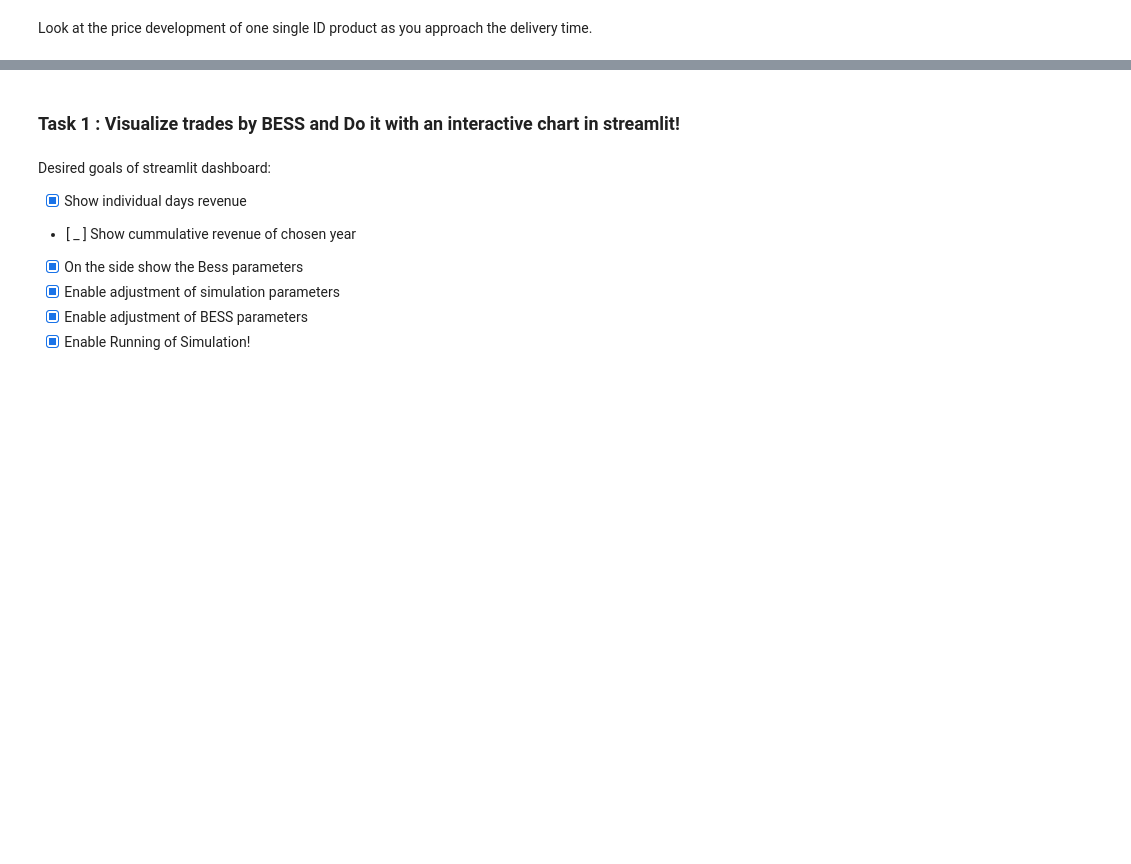
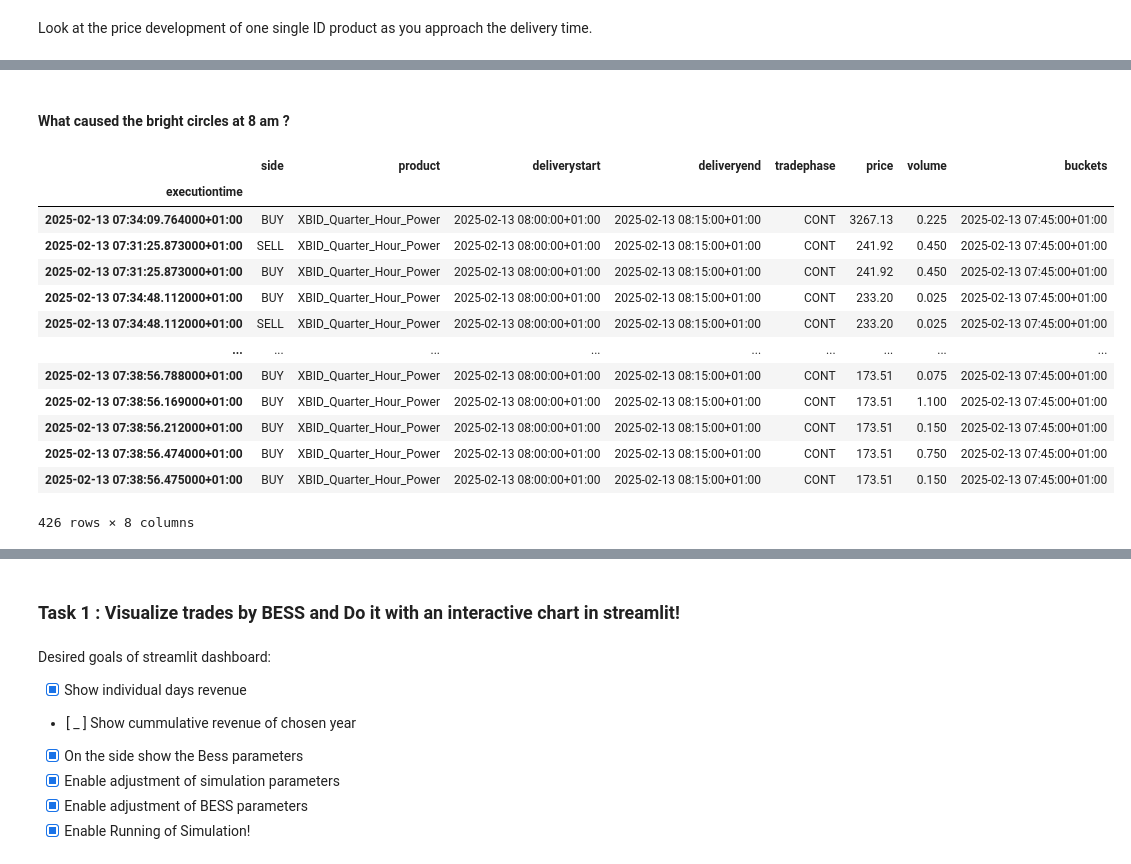
Before and after one commit to ub1999/Rolling-Intrinsic-BESS-Intraday-Trading, a Jupyter notebook: Code/Rolling Intrinsic/EDA.ipynb, the cells around one changed output, grey strips where cells are left out. Cells and saved outputs as stored; diff of their text form; code cells hidden in the pictures; blank space fills up the shorter version.

```diff
--- a/Code/Rolling Intrinsic/EDA.ipynb
+++ b/Code/Rolling Intrinsic/EDA.ipynb
@@ -58,0 +130,21 @@ Text(0.5, 25.722222222222214, 'Execution Time of trades')
+# %% [markdown]
+#### What caused the bright circles at **8 am** ?
+# %%
+df_temp[(df_temp.index > "2025-02-13 07:30:00") &\
+        (df_temp.index < "2025-02-13 07:40:00") &\
+        (df_temp.deliverystart == "2025-02-13 08:00:00+01:00")].sort_values("price",ascending=False)
+# %% [output]
+|  | side | product | deliverystart | deliveryend | tradephase | price | volume | buckets |
+| executiontime |  |  |  |  |  |  |  |  |
+| 2025-02-13 07:34:09.764000+01:00 | BUY | XBID_Quarter_Hour_Power | 2025-02-13 08:00:00+01:00 | 2025-02-13 08:15:00+01:00 | CONT | 3267.13 | 0.225 | 2025-02-13 07:45:00+01:00 |
+| 2025-02-13 07:31:25.873000+01:00 | SELL | XBID_Quarter_Hour_Power | 2025-02-13 08:00:00+01:00 | 2025-02-13 08:15:00+01:00 | CONT | 241.92 | 0.450 | 2025-02-13 07:45:00+01:00 |
+| 2025-02-13 07:31:25.873000+01:00 | BUY | XBID_Quarter_Hour_Power | 2025-02-13 08:00:00+01:00 | 2025-02-13 08:15:00+01:00 | CONT | 241.92 | 0.450 | 2025-02-13 07:45:00+01:00 |
+| 2025-02-13 07:34:48.112000+01:00 | BUY | XBID_Quarter_Hour_Power | 2025-02-13 08:00:00+01:00 | 2025-02-13 08:15:00+01:00 | CONT | 233.20 | 0.025 | 2025-02-13 07:45:00+01:00 |
+| 2025-02-13 07:34:48.112000+01:00 | SELL | XBID_Quarter_Hour_Power | 2025-02-13 08:00:00+01:00 | 2025-02-13 08:15:00+01:00 | CONT | 233.20 | 0.025 | 2025-02-13 07:45:00+01:00 |
+| ... | ... | ... | ... | ... | ... | ... | ... | ... |
+| 2025-02-13 07:38:56.788000+01:00 | BUY | XBID_Quarter_Hour_Power | 2025-02-13 08:00:00+01:00 | 2025-02-13 08:15:00+01:00 | CONT | 173.51 | 0.075 | 2025-02-13 07:45:00+01:00 |
+| 2025-02-13 07:38:56.169000+01:00 | BUY | XBID_Quarter_Hour_Power | 2025-02-13 08:00:00+01:00 | 2025-02-13 08:15:00+01:00 | CONT | 173.51 | 1.100 | 2025-02-13 07:45:00+01:00 |
+| 2025-02-13 07:38:56.212000+01:00 | BUY | XBID_Quarter_Hour_Power | 2025-02-13 08:00:00+01:00 | 2025-02-13 08:15:00+01:00 | CONT | 173.51 | 0.150 | 2025-02-13 07:45:00+01:00 |
+| 2025-02-13 07:38:56.474000+01:00 | BUY | XBID_Quarter_Hour_Power | 2025-02-13 08:00:00+01:00 | 2025-02-13 08:15:00+01:00 | CONT | 173.51 | 0.750 | 2025-02-13 07:45:00+01:00 |
+| 2025-02-13 07:38:56.475000+01:00 | BUY | XBID_Quarter_Hour_Power | 2025-02-13 08:00:00+01:00 | 2025-02-13 08:15:00+01:00 | CONT | 173.51 | 0.150 | 2025-02-13 07:45:00+01:00 |
+426 rows × 8 columns
```
Also changed, not shown: parts of 18 cells of this notebook, 2 other files.
